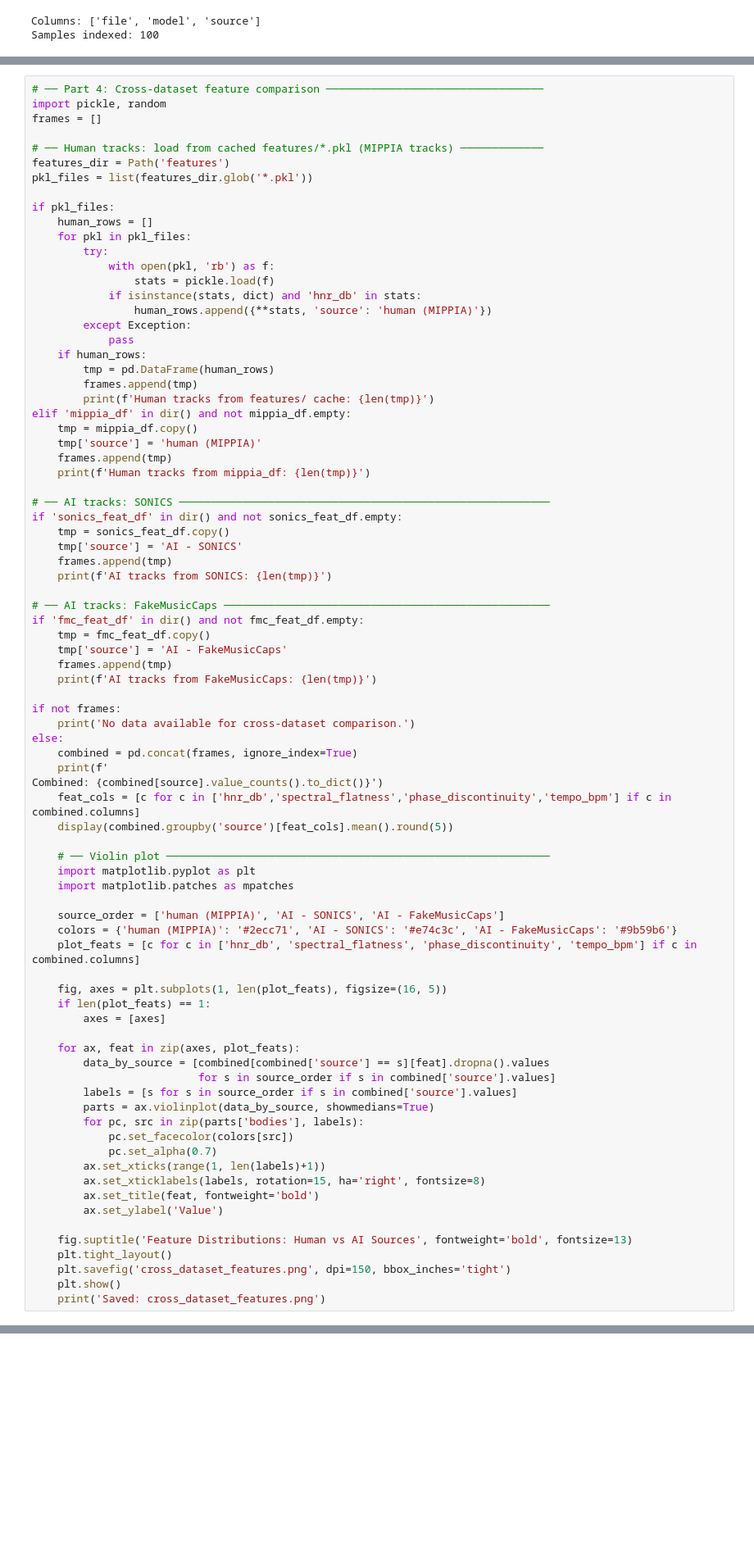
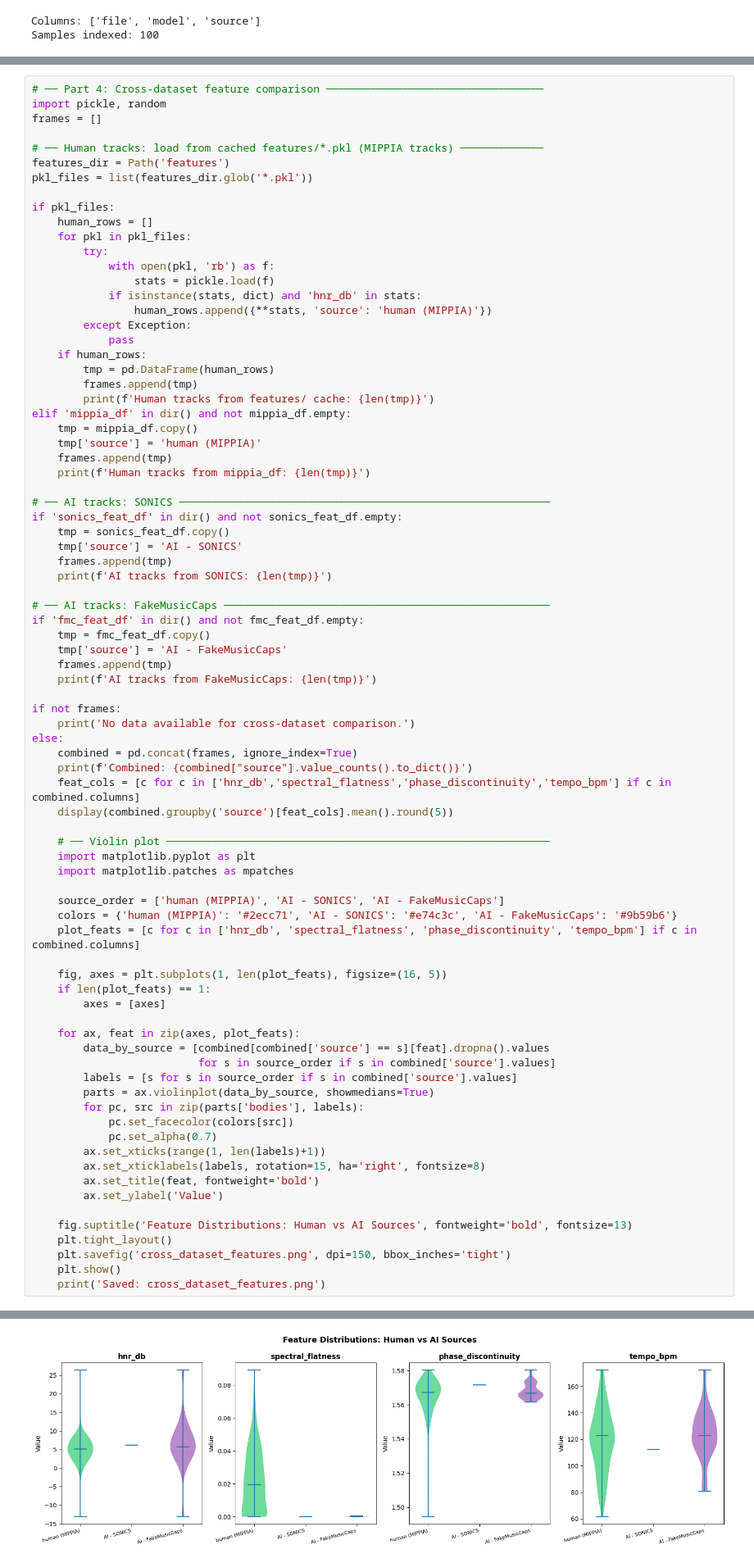
Before and after one commit to BesianaAgko/AI_Generated_song_detection, a Jupyter notebook: data_exploration.ipynb, the cells around one changed output, grey strips where cells are left out. Shown at 82% size. Saved outputs shown, nothing was run; the diff lists cells and outputs as text; blank space fills up the shorter version.

```diff
--- a/data_exploration.ipynb
+++ b/data_exploration.ipynb
@@ -973,8 +978,7 @@ if not frames:
     print('No data available for cross-dataset comparison.')
 else:
     combined = pd.concat(frames, ignore_index=True)
-    print(f'
-Combined: {combined[source].value_counts().to_dict()}')
+    print(f'Combined: {combined["source"].value_counts().to_dict()}')
     feat_cols = [c for c in ['hnr_db','spectral_flatness','phase_discontinuity','tempo_bpm'] if c in combined.columns]
     display(combined.groupby('source')[feat_cols].mean().round(5))
 
@@ -1008,3 +1012,4 @@ Combined: {combined[source].value_counts().to_dict()}')
     plt.savefig('cross_dataset_features.png', dpi=150, bbox_inches='tight')
     plt.show()
     print('Saved: cross_dataset_features.png')
+# %% [output]
@@ -1010,0 +1025 @@ Combined: {combined[source].value_counts().to_dict()}')
+[figure, added]
```
Also changed, not shown: parts of 7 cells of this notebook, 3 other files.
